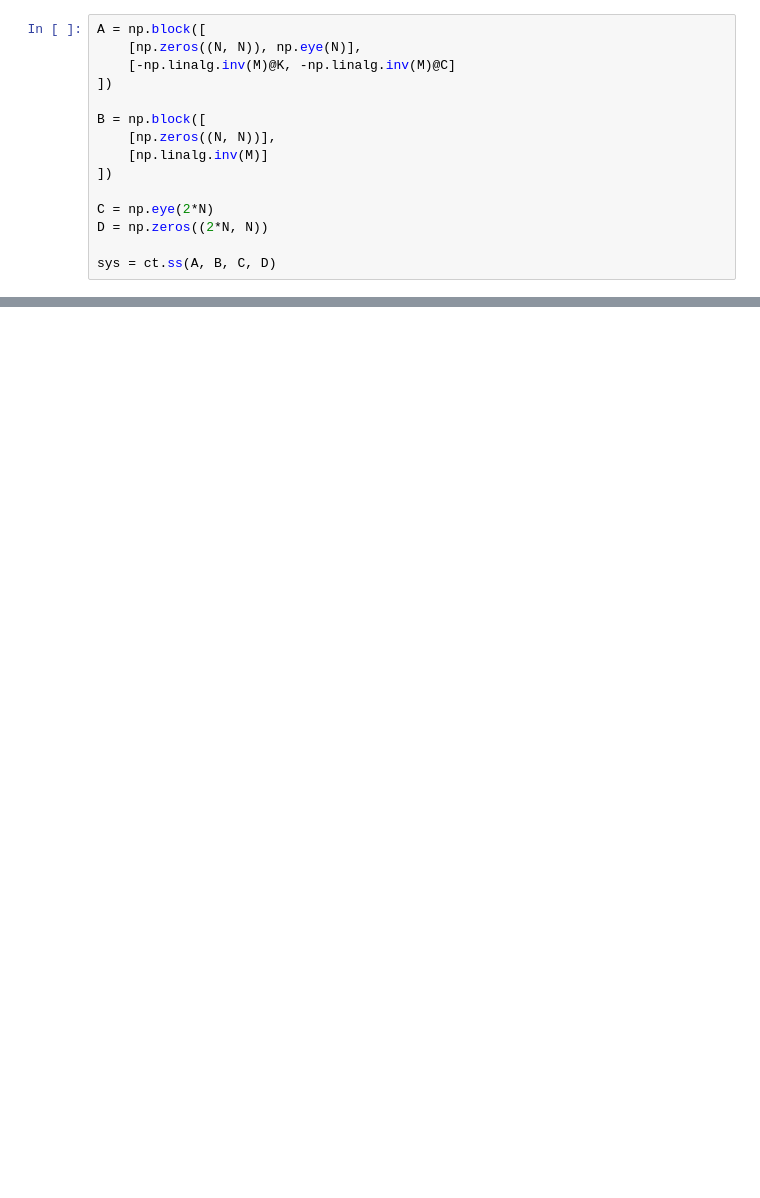
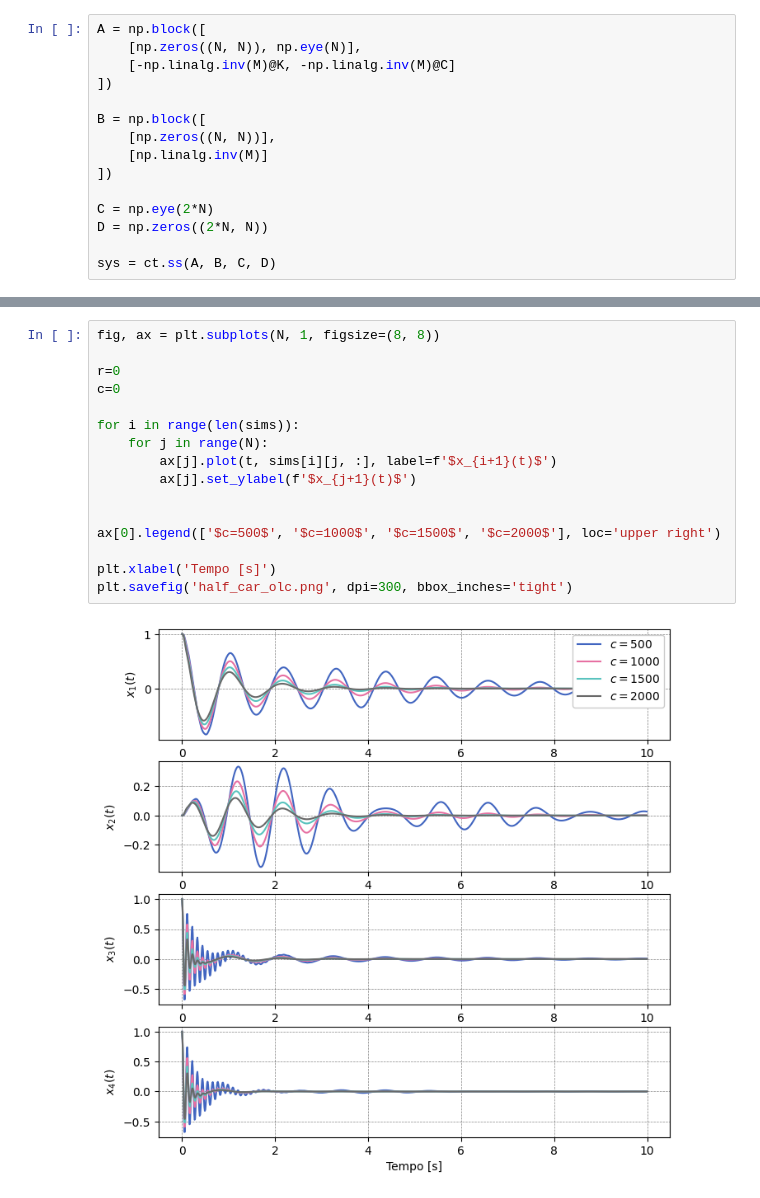
Before and after one commit to miguellrodrigues/dinamica_veicular, a Jupyter notebook: half_car/sim.ipynb, the cells around one changed output, grey strips where cells are left out. Cells and saved outputs as stored; diff of their text form; blank space fills up the shorter version.

```diff
--- a/half_car/sim.ipynb
+++ b/half_car/sim.ipynb
@@ -150,0 +87,18 @@ for i in range(N):
+# %%
+fig, ax = plt.subplots(N, 1, figsize=(8, 8))
+
+r=0
+c=0
+
+for i in range(len(sims)):
+    for j in range(N):
+        ax[j].plot(t, sims[i][j, :], label=f'$x_{i+1}(t)$')
+        ax[j].set_ylabel(f'$x_{j+1}(t)$')
+
+
+ax[0].legend(['$c=500$', '$c=1000$', '$c=1500$', '$c=2000$'], loc='upper right')
+
+plt.xlabel('Tempo [s]')
+plt.savefig('half_car_olc.png', dpi=300, bbox_inches='tight')
+# %% [output]
+[figure, added]
```
Also changed, not shown: parts of 5 cells of this notebook, 9 other files.
